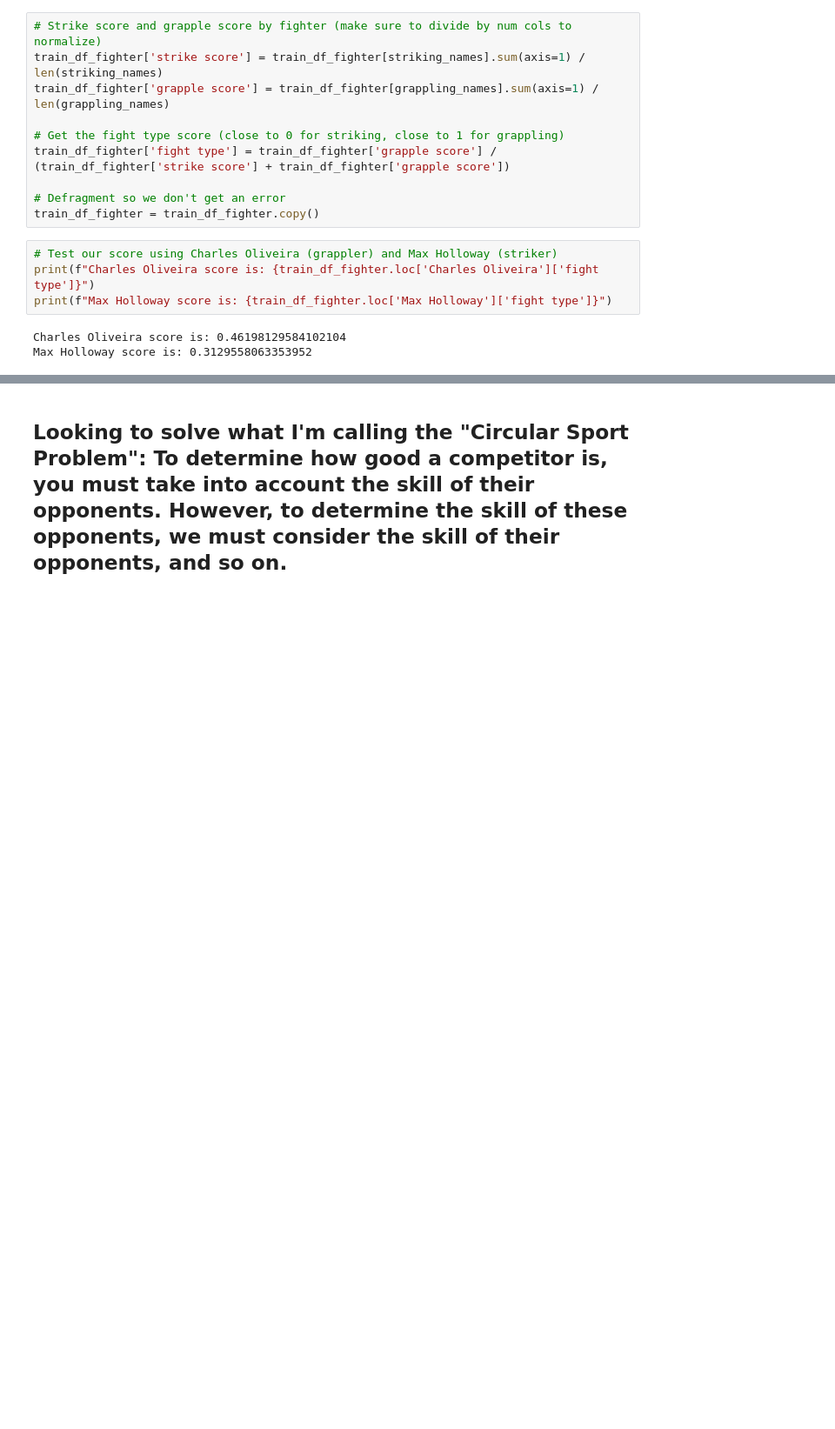
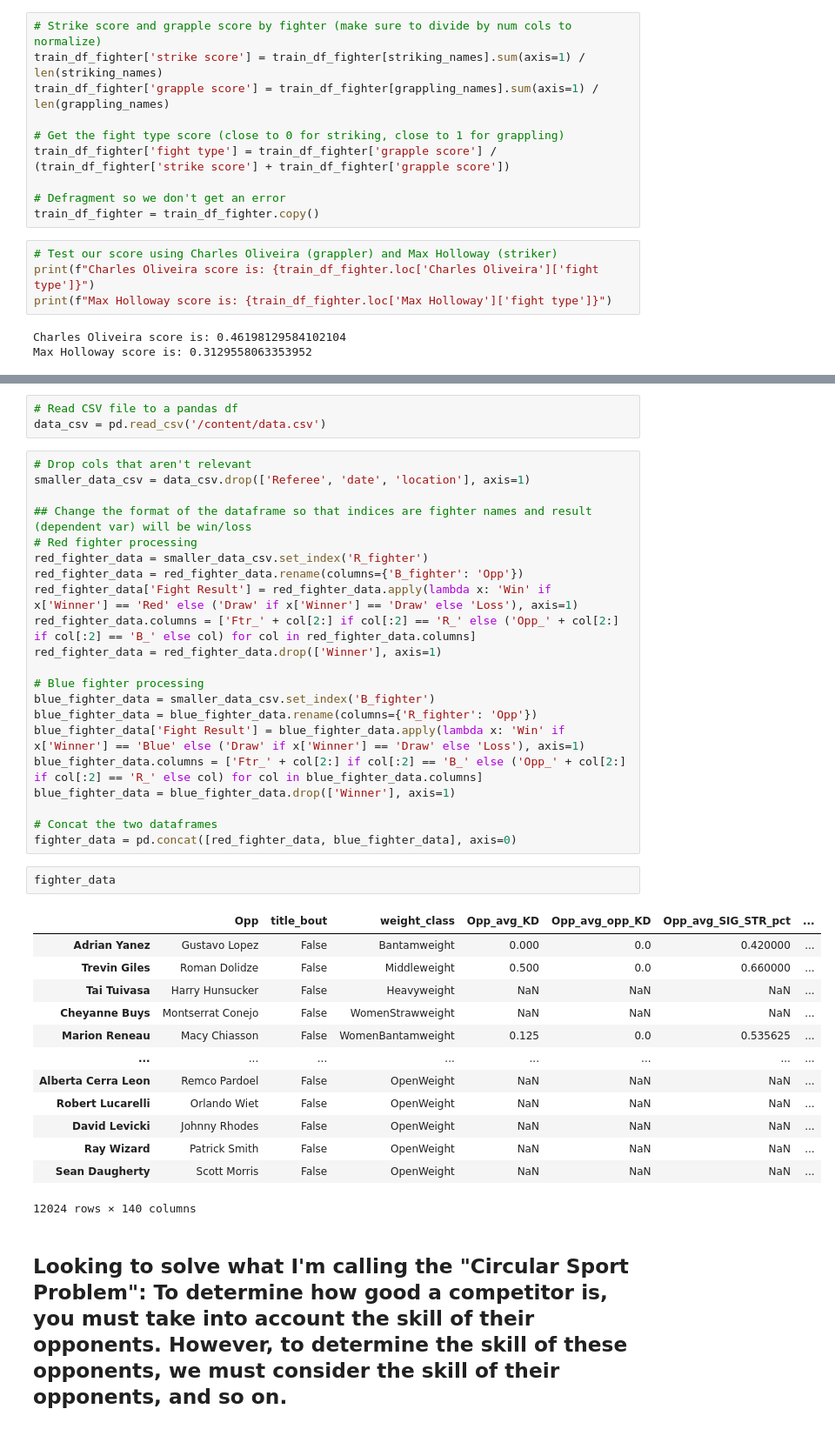
Before and after one commit to DManiscalco/MMA-Matchups, a Jupyter notebook: MMA_Matchups.ipynb, the cells around one changed output, grey strips where cells are left out. Shown: that part at 87% size. Drawn from its saved outputs; the diff is of its cells as text; blank space fills up the shorter version.

```diff
--- a/MMA_Matchups.ipynb
+++ b/MMA_Matchups.ipynb
@@ -193,2 +208,42 @@ Max Holloway score is: 0.3129558063353952
+# %%
+# Read CSV file to a pandas df
+data_csv = pd.read_csv('/content/data.csv')
+# %%
+# Drop cols that aren't relevant
+smaller_data_csv = data_csv.drop(['Referee', 'date', 'location'], axis=1)
+
+## Change the format of the dataframe so that indices are fighter names and result (dependent var) will be win/loss
+# Red fighter processing
+red_fighter_data = smaller_data_csv.set_index('R_fighter')
+red_fighter_data = red_fighter_data.rename(columns={'B_fighter': 'Opp'})
+red_fighter_data['Fight Result'] = red_fighter_data.apply(lambda x: 'Win' if x['Winner'] == 'Red' else ('Draw' if x['Winner'] == 'Draw' else 'Loss'), axis=1)
+red_fighter_data.columns = ['Ftr_' + col[2:] if col[:2] == 'R_' else ('Opp_' + col[2:] if col[:2] == 'B_' else col) for col in red_fighter_data.columns]
+red_fighter_data = red_fighter_data.drop(['Winner'], axis=1)
+
+# Blue fighter processing
+blue_fighter_data = smaller_data_csv.set_index('B_fighter')
+blue_fighter_data = blue_fighter_data.rename(columns={'R_fighter': 'Opp'})
+blue_fighter_data['Fight Result'] = blue_fighter_data.apply(lambda x: 'Win' if x['Winner'] == 'Blue' else ('Draw' if x['Winner'] == 'Draw' else 'Loss'), axis=1)
+blue_fighter_data.columns = ['Ftr_' + col[2:] if col[:2] == 'B_' else ('Opp_' + col[2:] if col[:2] == 'R_' else col) for col in blue_fighter_data.columns]
+blue_fighter_data = blue_fighter_data.drop(['Winner'], axis=1)
+
+# Concat the two dataframes
+fighter_data = pd.concat([red_fighter_data, blue_fighter_data], axis=0)
+# %%
+fighter_data
+# %% [output]
+|  | Opp | title_bout | weight_class | Opp_avg_KD | Opp_avg_opp_KD | Opp_avg_SIG_STR_pct | ... |
+| Adrian Yanez | Gustavo Lopez | False | Bantamweight | 0.000 | 0.0 | 0.420000 | ... |
+| Trevin Giles | Roman Dolidze | False | Middleweight | 0.500 | 0.0 | 0.660000 | ... |
+| Tai Tuivasa | Harry Hunsucker | False | Heavyweight | NaN | NaN | NaN | ... |
+| Cheyanne Buys | Montserrat Conejo | False | WomenStrawweight | NaN | NaN | NaN | ... |
+| Marion Reneau | Macy Chiasson | False | WomenBantamweight | 0.125 | 0.0 | 0.535625 | ... |
+| ... | ... | ... | ... | ... | ... | ... | ... |
+| Alberta Cerra Leon | Remco Pardoel | False | OpenWeight | NaN | NaN | NaN | ... |
+| Robert Lucarelli | Orlando Wiet | False | OpenWeight | NaN | NaN | NaN | ... |
+| David Levicki | Johnny Rhodes | False | OpenWeight | NaN | NaN | NaN | ... |
+| Ray Wizard | Patrick Smith | False | OpenWeight | NaN | NaN | NaN | ... |
+| Sean Daugherty | Scott Morris | False | OpenWeight | NaN | NaN | NaN | ... |
+12024 rows × 140 columns
 # %% [markdown]
 ## Looking to solve what I'm calling the "Circular Sport Problem": To determine how good a competitor is, you must take into account the skill of their opponents.  However, to determine the skill of these opponents, we must consider the skill of their opponents, and so on.
```
Also changed, not shown: parts of 8 cells of this notebook.
